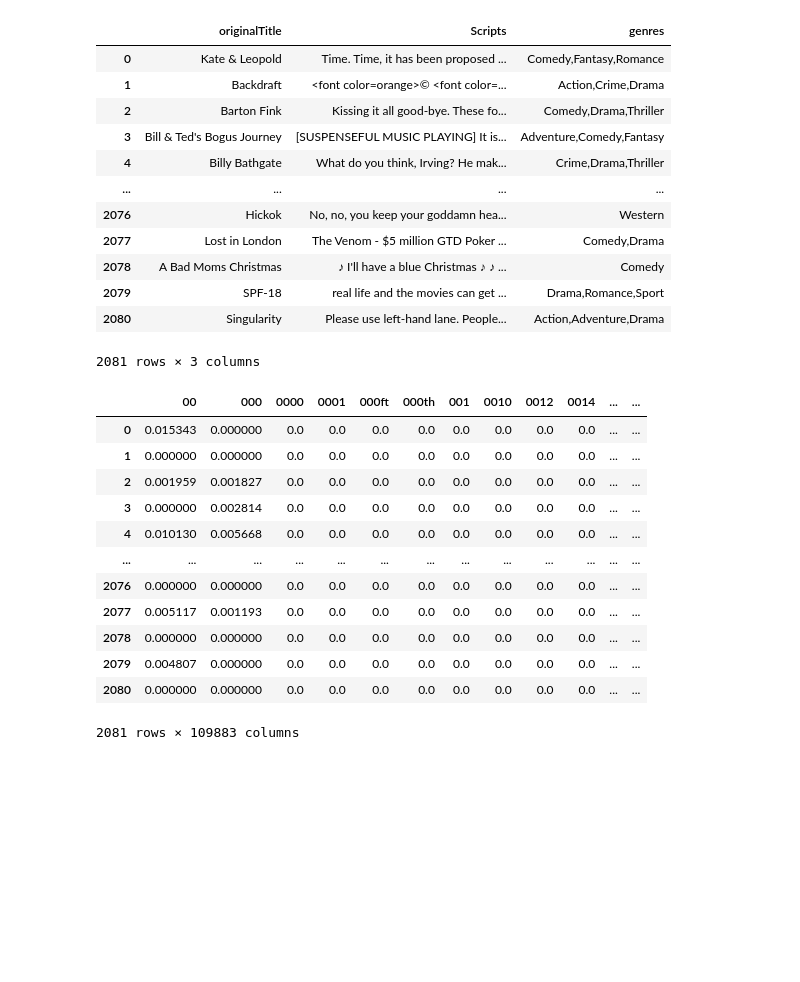
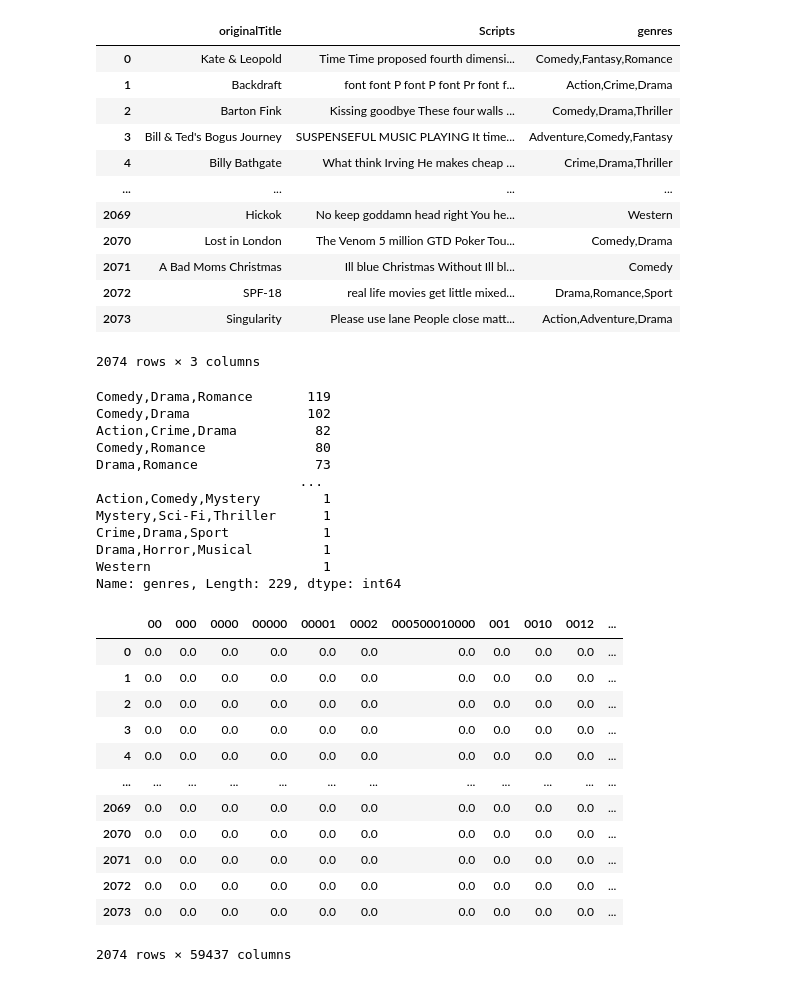
Before and after one commit to kotooriiii/CS105-Project, a Jupyter notebook: ProjectMain.ipynb, the cells around one changed output. Saved outputs shown, nothing was run; the diff lists cells and outputs as text; code cells hidden in the pictures; blank space fills up the shorter version.

```diff
--- a/ProjectMain.ipynb
+++ b/ProjectMain.ipynb
@@ -13,43 +13,55 @@ from IPython.core.interactiveshell import InteractiveShell
 InteractiveShell.ast_node_interactivity = "all"
 # %%
 # read cleaned dataset
-df = pd.read_csv("datasets/clean.csv")
+df = pd.read_csv("datasets/cleanest.csv")
 
 main_df = df[["originalTitle", "Scripts", "genres"]]
 main_df = main_df[main_df["Scripts"].str.contains("<NA>") == False].reset_index().drop("index", axis=1)
 display(main_df)
 
 # splitting genres
 # df_split["genres"] = df_split["genres"].str.split(",")
 # df_split = df_split.explode("genres")
 
 # # convert "genres" from categorical to quantitative
 # df_split["genres_num"] = df_split["genres"].map({'Comedy': 0, 'Fantasy': 1, 'Romance': 2, 'Drama': 3,
 #                                                                    'Thriller': 4, 'Action': 5, 'Crime': 6, 'Adventure': 7,
 #                                                                    'Family': 8, 'Mystery': 9, 'Biography': 10, 'Music': 11,
 #                                                                    'Horror': 12, 'Sci-Fi': 13, 'Animation': 14,  'Sport': 15,
 #                                                                    'History': 16,  'Western': 17, 'War': 18,  'Musical': 19,
 #                                                                    'Documentary': 20
 #                                                                    })
 
 # display(scripts_basics_df[["originalTitle", "Scripts", "genres", "genres_num"]])
 # display(scripts_basics_df["genres"].unique())
 # display(scripts_basics_df["genres"].unique().size)
-# display(scripts_basics_df["genres"].value_counts())
+display(main_df["genres"].value_counts())
 # %% [output]
 |  | originalTitle | Scripts | genres |
-| 0 | Kate & Leopold | Time. Time, it has been proposed ... | Comedy,Fantasy,Romance |
-| 1 | Backdraft | <font color=orange>© <font color=... | Action,Crime,Drama |
-| 2 | Barton Fink | Kissing it all good-bye. These fo... | Comedy,Drama,Thriller |
-| 3 | Bill & Ted's Bogus Journey | [SUSPENSEFUL MUSIC PLAYING] It is... | Adventure,Comedy,Fantasy |
-| 4 | Billy Bathgate | What do you think, Irving? He mak... | Crime,Drama,Thriller |
+| 0 | Kate & Leopold | Time Time proposed fourth dimensi... | Comedy,Fantasy,Romance |
+| 1 | Backdraft | font font P font P font Pr font f... | Action,Crime,Drama |
+| 2 | Barton Fink | Kissing goodbye These four walls ... | Comedy,Drama,Thriller |
+| 3 | Bill & Ted's Bogus Journey | SUSPENSEFUL MUSIC PLAYING It time... | Adventure,Comedy,Fantasy |
+| 4 | Billy Bathgate | What think Irving He makes cheap ... | Crime,Drama,Thriller |
 | ... | ... | ... | ... |
-| 2076 | Hickok | No, no, you keep your goddamn hea... | Western |
-| 2077 | Lost in London | The Venom - $5 million GTD Poker ... | Comedy,Drama |
-| 2078 | A Bad Moms Christmas | ♪ I'll have a blue Christmas ♪ ♪ ... | Comedy |
-| 2079 | SPF-18 | real life and the movies can get ... | Drama,Romance,Sport |
-| 2080 | Singularity | Please use left-hand lane. People... | Action,Adventure,Drama |
+| 2069 | Hickok | No keep goddamn head right You he... | Western |
+| 2070 | Lost in London | The Venom 5 million GTD Poker Tou... | Comedy,Drama |
+| 2071 | A Bad Moms Christmas | Ill blue Christmas Without Ill bl... | Comedy |
+| 2072 | SPF-18 | real life movies get little mixed... | Drama,Romance,Sport |
+| 2073 | Singularity | Please use lane People close matt... | Action,Adventure,Drama |
-2081 rows × 3 columns
+2074 rows × 3 columns
+Comedy,Drama,Romance       119
+Comedy,Drama               102
+Action,Crime,Drama          82
+Comedy,Romance              80
+Drama,Romance               73
+                          ...
+Action,Comedy,Mystery        1
+Mystery,Sci-Fi,Thriller      1
+Crime,Drama,Sport            1
+Drama,Horror,Musical         1
+Western                      1
+Name: genres, Length: 229, dtype: int64
 # %%
 # tf idf
 from sklearn.feature_extraction.text import TfidfVectorizer
@@ -62,19 +74,19 @@ feature_names = tfidf.get_feature_names()
 vectorized_df = pd.DataFrame(response.toarray()).set_axis(feature_names, axis=1)
 vectorized_df
 # %% [output]
-|  | 00 | 000 | 0000 | 0001 | 000ft | 000th | 001 | 0010 | 0012 | 0014 | ... | ... |
-| 0 | 0.015343 | 0.000000 | 0.0 | 0.0 | 0.0 | 0.0 | 0.0 | 0.0 | 0.0 | 0.0 | ... | ... |
-| 1 | 0.000000 | 0.000000 | 0.0 | 0.0 | 0.0 | 0.0 | 0.0 | 0.0 | 0.0 | 0.0 | ... | ... |
-| 2 | 0.001959 | 0.001827 | 0.0 | 0.0 | 0.0 | 0.0 | 0.0 | 0.0 | 0.0 | 0.0 | ... | ... |
-| 3 | 0.000000 | 0.002814 | 0.0 | 0.0 | 0.0 | 0.0 | 0.0 | 0.0 | 0.0 | 0.0 | ... | ... |
-| 4 | 0.010130 | 0.005668 | 0.0 | 0.0 | 0.0 | 0.0 | 0.0 | 0.0 | 0.0 | 0.0 | ... | ... |
-| ... | ... | ... | ... | ... | ... | ... | ... | ... | ... | ... | ... | ... |
-| 2076 | 0.000000 | 0.000000 | 0.0 | 0.0 | 0.0 | 0.0 | 0.0 | 0.0 | 0.0 | 0.0 | ... | ... |
-| 2077 | 0.005117 | 0.001193 | 0.0 | 0.0 | 0.0 | 0.0 | 0.0 | 0.0 | 0.0 | 0.0 | ... | ... |
-| 2078 | 0.000000 | 0.000000 | 0.0 | 0.0 | 0.0 | 0.0 | 0.0 | 0.0 | 0.0 | 0.0 | ... | ... |
-| 2079 | 0.004807 | 0.000000 | 0.0 | 0.0 | 0.0 | 0.0 | 0.0 | 0.0 | 0.0 | 0.0 | ... | ... |
-| 2080 | 0.000000 | 0.000000 | 0.0 | 0.0 | 0.0 | 0.0 | 0.0 | 0.0 | 0.0 | 0.0 | ... | ... |
+|  | 00 | 000 | 0000 | 00000 | 00001 | 0002 | 000500010000 | 001 | 0010 | 0012 | ... |
+| 0 | 0.0 | 0.0 | 0.0 | 0.0 | 0.0 | 0.0 | 0.0 | 0.0 | 0.0 | 0.0 | ... |
+| 1 | 0.0 | 0.0 | 0.0 | 0.0 | 0.0 | 0.0 | 0.0 | 0.0 | 0.0 | 0.0 | ... |
+| 2 | 0.0 | 0.0 | 0.0 | 0.0 | 0.0 | 0.0 | 0.0 | 0.0 | 0.0 | 0.0 | ... |
+| 3 | 0.0 | 0.0 | 0.0 | 0.0 | 0.0 | 0.0 | 0.0 | 0.0 | 0.0 | 0.0 | ... |
+| 4 | 0.0 | 0.0 | 0.0 | 0.0 | 0.0 | 0.0 | 0.0 | 0.0 | 0.0 | 0.0 | ... |
+| ... | ... | ... | ... | ... | ... | ... | ... | ... | ... | ... | ... |
+| 2069 | 0.0 | 0.0 | 0.0 | 0.0 | 0.0 | 0.0 | 0.0 | 0.0 | 0.0 | 0.0 | ... |
+| 2070 | 0.0 | 0.0 | 0.0 | 0.0 | 0.0 | 0.0 | 0.0 | 0.0 | 0.0 | 0.0 | ... |
+| 2071 | 0.0 | 0.0 | 0.0 | 0.0 | 0.0 | 0.0 | 0.0 | 0.0 | 0.0 | 0.0 | ... |
+| 2072 | 0.0 | 0.0 | 0.0 | 0.0 | 0.0 | 0.0 | 0.0 | 0.0 | 0.0 | 0.0 | ... |
+| 2073 | 0.0 | 0.0 | 0.0 | 0.0 | 0.0 | 0.0 | 0.0 | 0.0 | 0.0 | 0.0 | ... |
-2081 rows × 109883 columns
+2074 rows × 59437 columns
 # %%
 # edit vectorized dataframe
 vectorized_df.insert(0, "movie_genres", main_df["genres"].copy())
```
Also changed, not shown: parts of 6 cells of this notebook, 1 other file.
